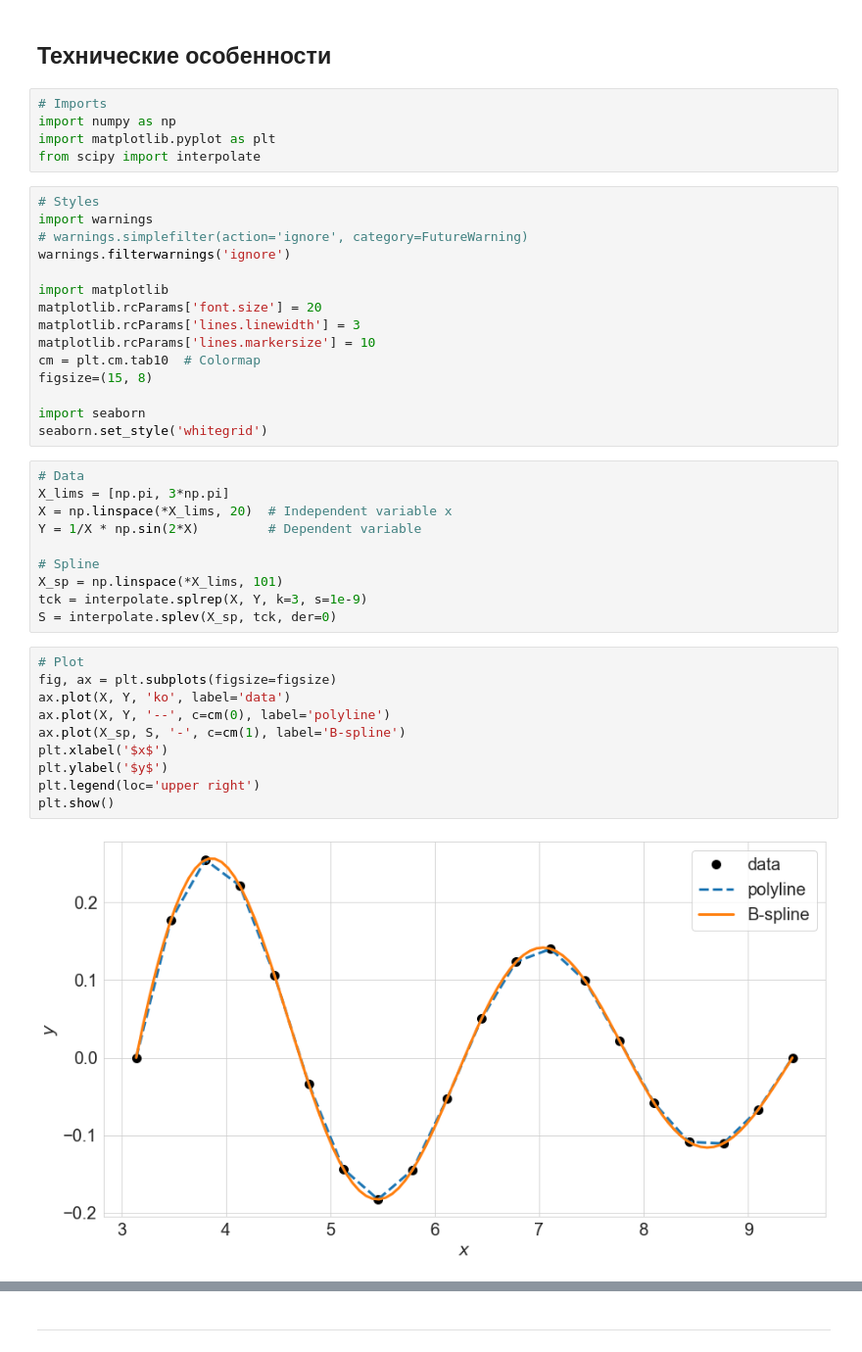
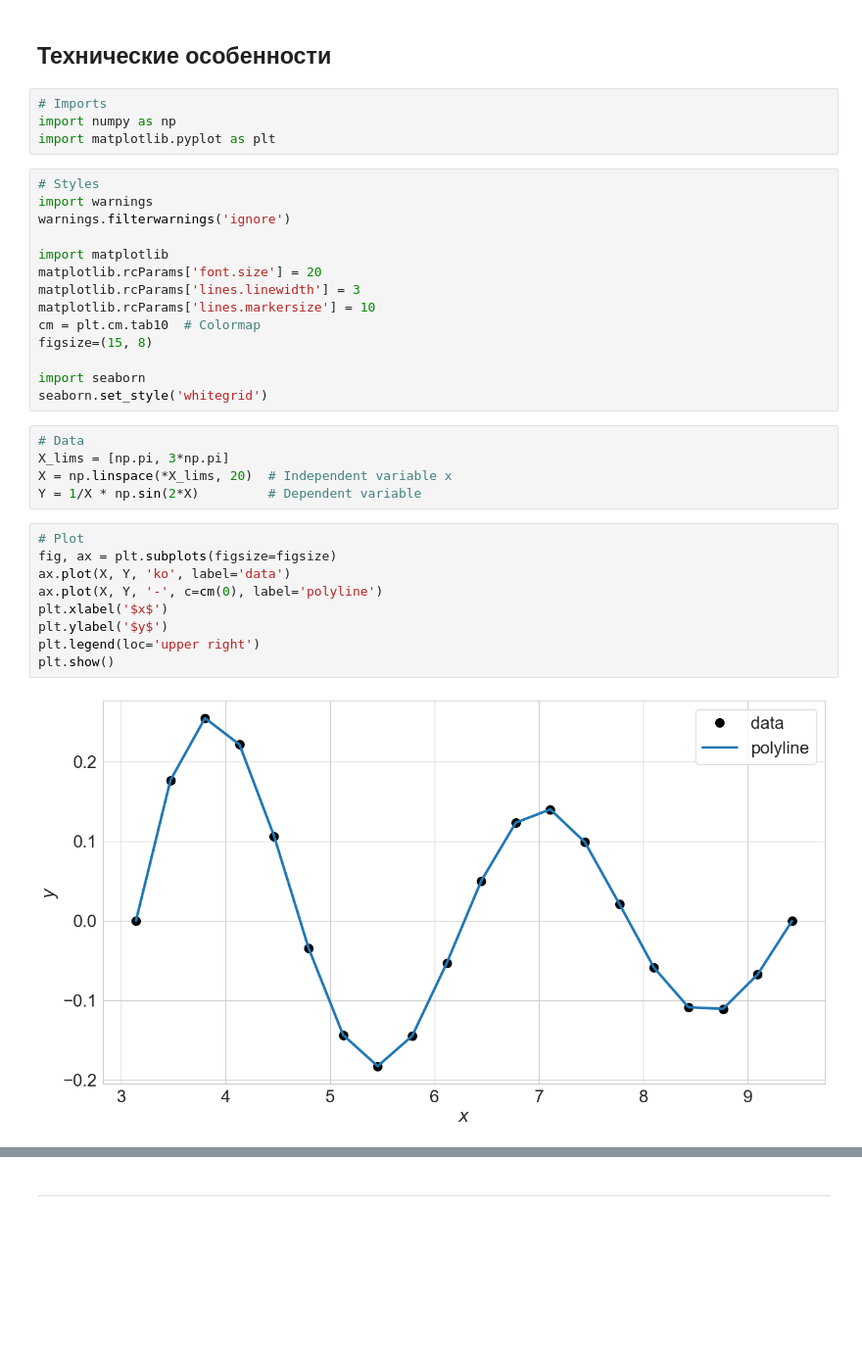
Before and after one commit to aa-savelyev/DaOptSm, a Jupyter notebook: 1.LA/slides/01.Intro_slides.ipynb, the cells around one changed output, grey strips where cells are left out. Shown at 98% size. Cells and saved outputs as stored; diff of their text form; blank space fills up the shorter version.

```diff
--- a/1.LA/slides/01.Intro_slides.ipynb
+++ b/1.LA/slides/01.Intro_slides.ipynb
@@ -59,11 +95,9 @@ savelyev.aa@mipt.ru
 # Imports
 import numpy as np
 import matplotlib.pyplot as plt
-from scipy import interpolate
 # %%
 # Styles
 import warnings
-# warnings.simplefilter(action='ignore', category=FutureWarning)
 warnings.filterwarnings('ignore')
 
 import matplotlib
@@ -80,20 +114,14 @@ seaborn.set_style('whitegrid')
 X_lims = [np.pi, 3*np.pi]
 X = np.linspace(*X_lims, 20)  # Independent variable x
 Y = 1/X * np.sin(2*X)         # Dependent variable
-
-# Spline
-X_sp = np.linspace(*X_lims, 101)
-tck = interpolate.splrep(X, Y, k=3, s=1e-9)
-S = interpolate.splev(X_sp, tck, der=0)
 # %%
 # Plot
 fig, ax = plt.subplots(figsize=figsize)
 ax.plot(X, Y, 'ko', label='data')
-ax.plot(X, Y, '--', c=cm(0), label='polyline')
-ax.plot(X_sp, S, '-', c=cm(1), label='B-spline')
+ax.plot(X, Y, '-', c=cm(0), label='polyline')
 plt.xlabel('$x$')
 plt.ylabel('$y$')
 plt.legend(loc='upper right')
 plt.show()
 # %% [output]
-[figure, old version]
+[figure, new version]
```
Also changed, not shown: parts of 59 cells of this notebook, 19 other files.
